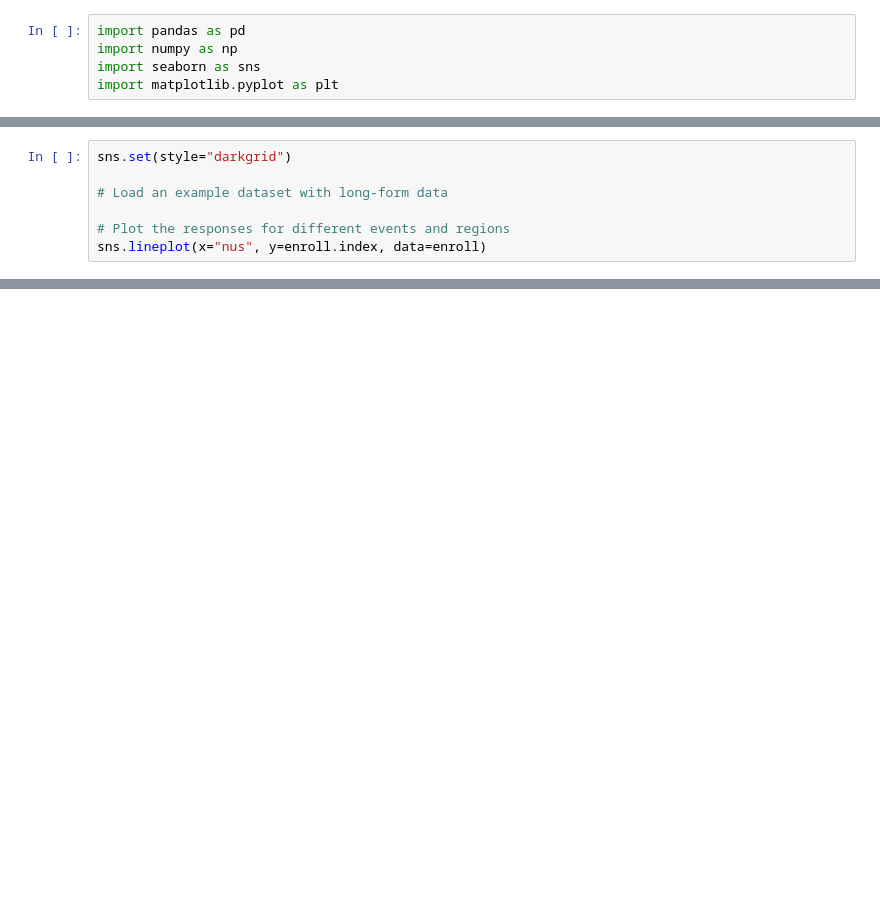
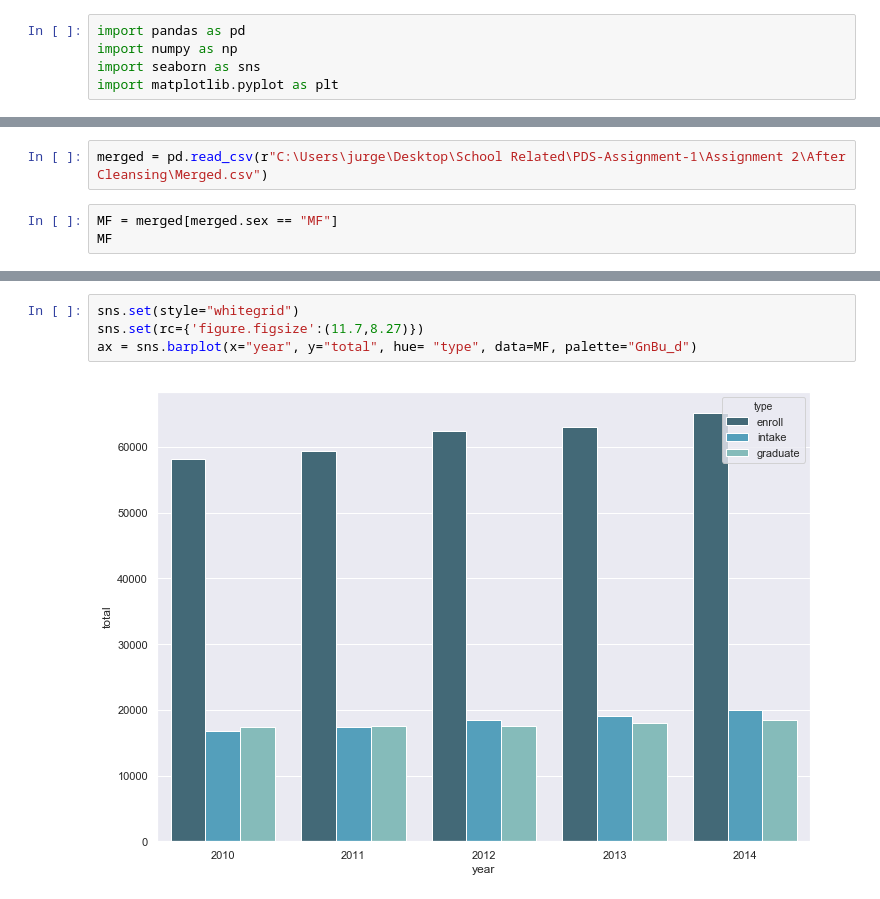
Before and after one commit to jurgen-tan-git/PDS-Assignments, a Jupyter notebook: Assignment 2/Scripts/Graphing/Enroll, Intake & Graduate Graph.ipynb, the cells around one changed output, grey strips where cells are left out. Cells and saved outputs as stored; diff of their text form; blank space fills up the shorter version.

Commit message:
Created merging script and summation for the total and created barplots via sns

```diff
--- a/Assignment 2/Scripts/Graphing/Enroll, Intake & Graduate Graph.ipynb
+++ b/Assignment 2/Scripts/Graphing/Enroll, Intake & Graduate Graph.ipynb
@@ -33,7 +5,0 @@ enroll
-# %%
-sns.set(style="darkgrid")
-
-# Load an example dataset with long-form data
-
-# Plot the responses for different events and regions
-sns.lineplot(x="nus", y=enroll.index, data=enroll)
@@ -42,0 +6,5 @@ sns.lineplot(x="nus", y=enroll.index, data=enroll)
+# %%
+merged = pd.read_csv(r"C:\Users\jurge\Desktop\School Related\PDS-Assignment-1\Assignment 2\After Cleansing\Merged.csv")
+# %%
+MF = merged[merged.sex == "MF"]
+MF
@@ -42,0 +28,6 @@ sns.lineplot(x="nus", y=enroll.index, data=enroll)
+# %%
+sns.set(style="whitegrid")
+sns.set(rc={'figure.figsize':(11.7,8.27)})
+ax = sns.barplot(x="year", y="total", hue= "type", data=MF, palette="GnBu_d")
+# %% [output]
+[figure, added]
```
Also changed, not shown: parts of 5 cells of this notebook, 2 other files.
